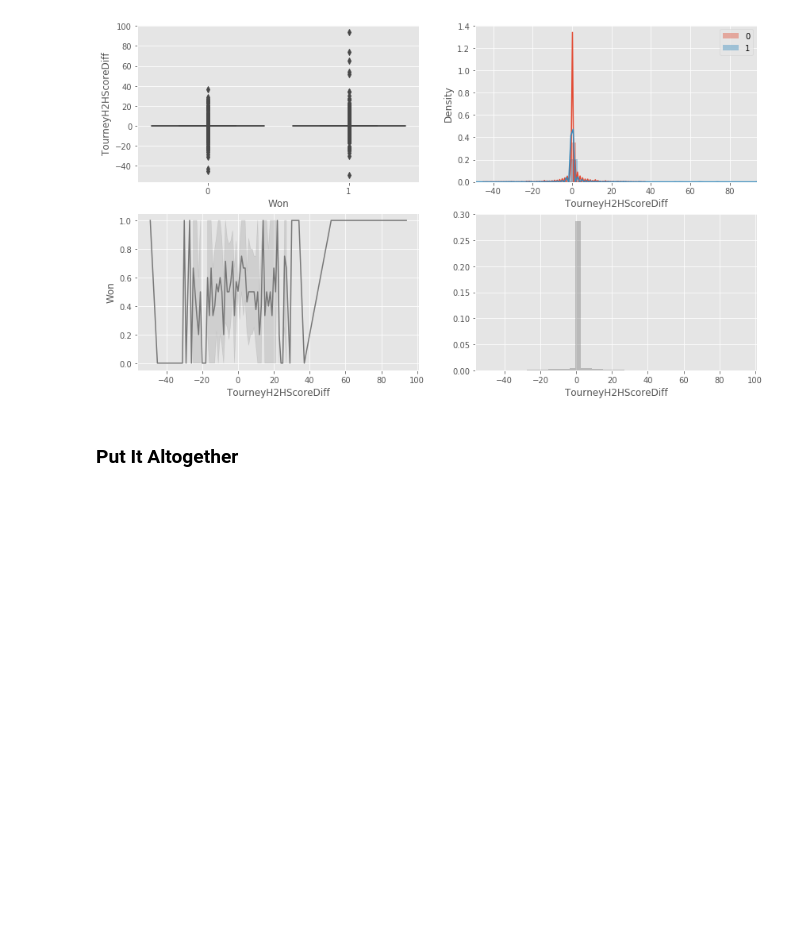
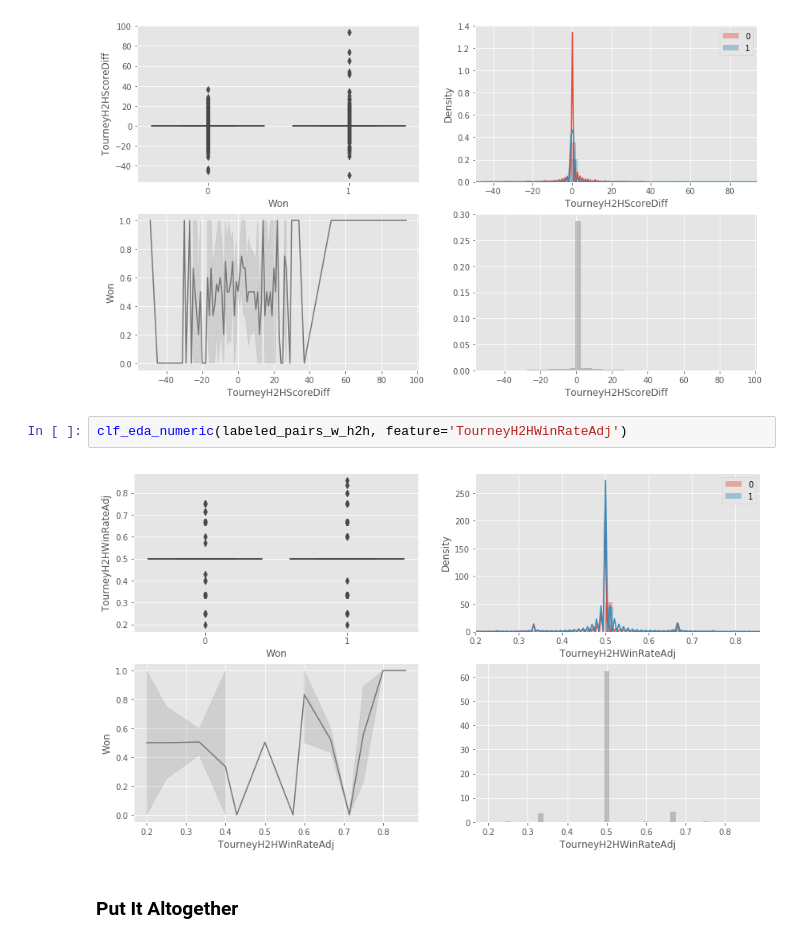
Before and after one commit to nyjgary/march-madness-2020, a Jupyter notebook: March-Madness-2020.ipynb, the cells around one changed output. Cells and saved outputs as stored; diff of their text form; blank space fills up the shorter version.

```diff
--- a/March-Madness-2020.ipynb
+++ b/March-Madness-2020.ipynb
@@ -318,6 +326,10 @@ clf_eda_numeric(labeled_pairs_w_h2h, feature='TourneyH2HEdge')
 clf_eda_numeric(labeled_pairs_w_h2h, feature='TourneyH2HScoreDiff')
 # %% [output]
 [figure]
+# %%
+clf_eda_numeric(labeled_pairs_w_h2h, feature='TourneyH2HWinRateAdj')
+# %% [output]
+[figure, added]
 # %% [markdown]
 ### Put It Altogether
 # %%
```
Also changed, not shown: parts of 5 cells of this notebook.
